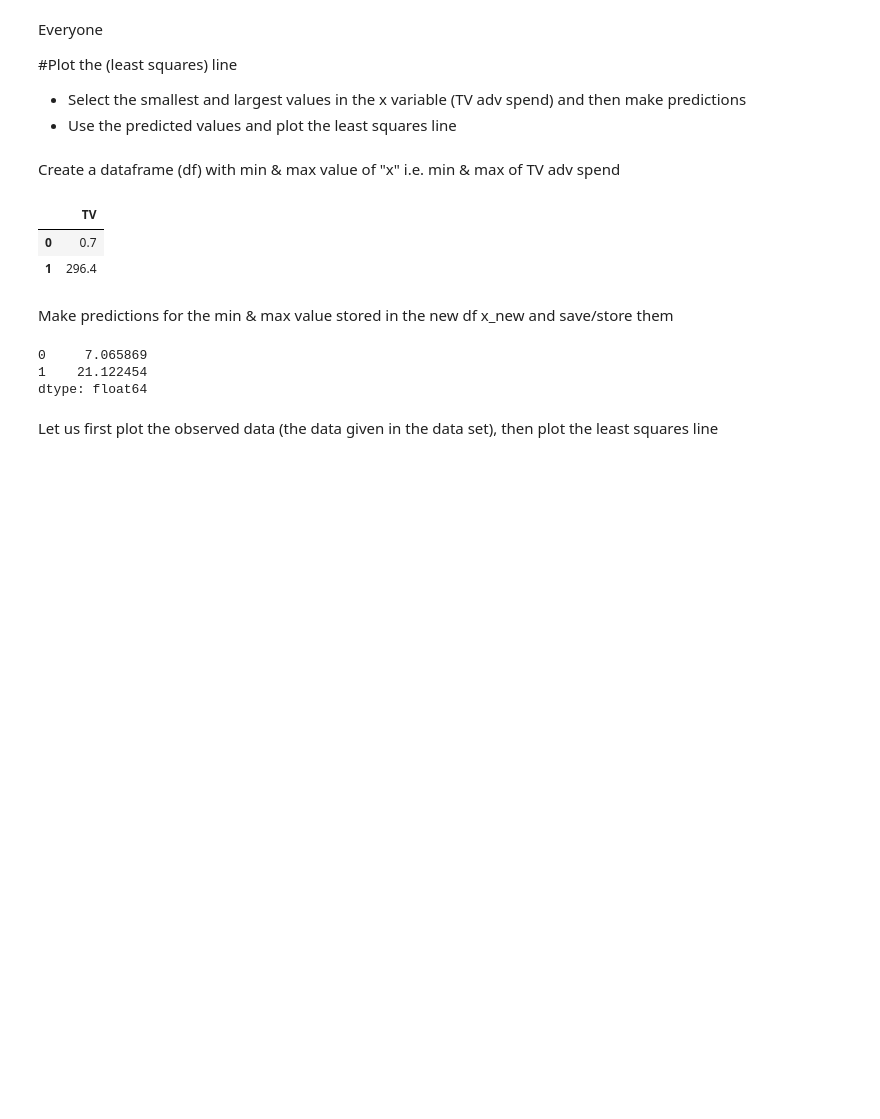
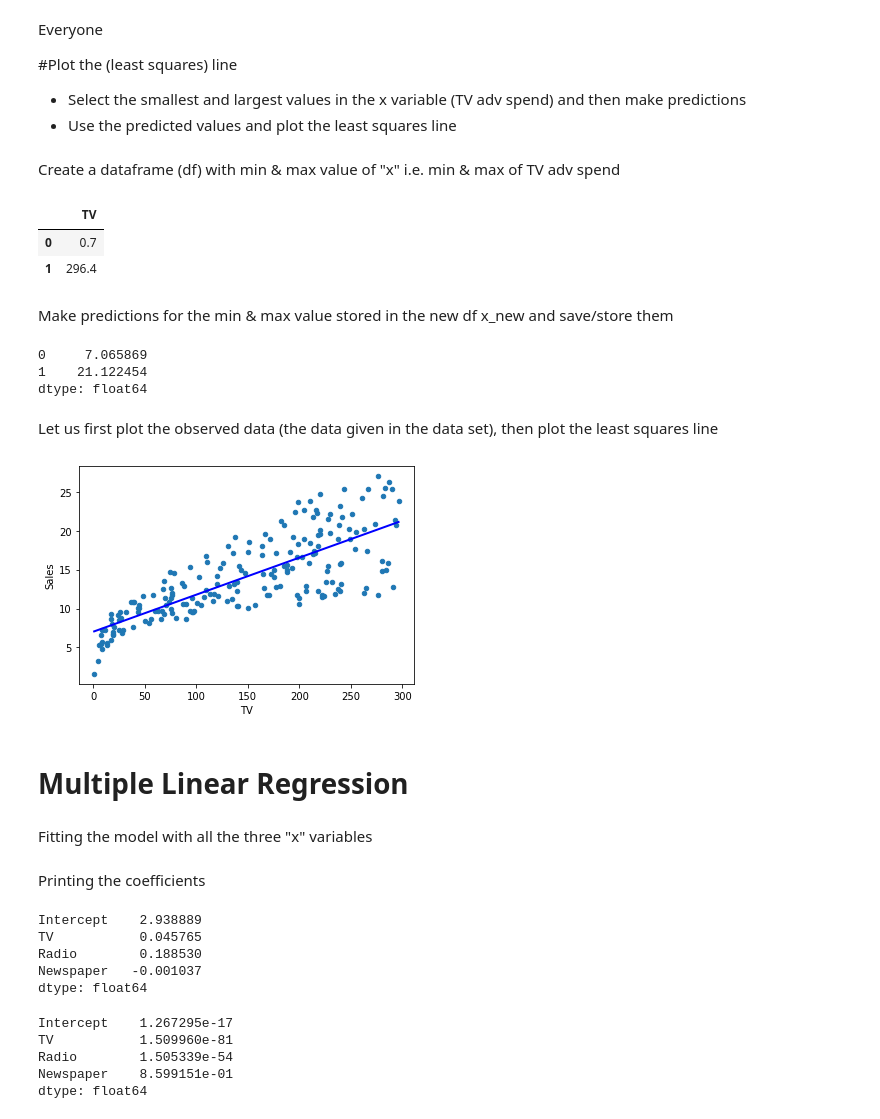
Before and after one commit to Tahan402/DailyPractice, a Jupyter notebook: Linear_Regression.ipynb, the cells around one changed output. Cells and saved outputs as stored; diff of their text form; code cells hidden in the pictures; blank space fills up the shorter version.

```diff
--- a/Linear_Regression.ipynb
+++ b/Linear_Regression.ipynb
@@ -202,0 +201,10 @@ adv_data.plot(kind = 'scatter')
+# %%
+adv_data.plot(kind = 'scatter',x='TV',y='Sales')
+plt.plot(x_new,preds, c='blue',linewidth = 2 )
+plt.show()
+# %% [output]
+[figure, added]
+# %% [markdown]
+# Multiple Linear Regression
+# %% [markdown]
+Fitting the model with all the three "x" variables
@@ -202,0 +213,18 @@ adv_data.plot(kind = 'scatter')
+# %% [markdown]
+Printing the coefficients
+# %%
+lm.params
+# %% [output]
+Intercept    2.938889
+TV           0.045765
+Radio        0.188530
+Newspaper   -0.001037
+dtype: float64
+# %%
+lm.pvalues
+# %% [output]
+Intercept    1.267295e-17
+TV           1.509960e-81
+Radio        1.505339e-54
+Newspaper    8.599151e-01
+dtype: float64
```
Also changed, not shown: parts of 7 cells of this notebook.
